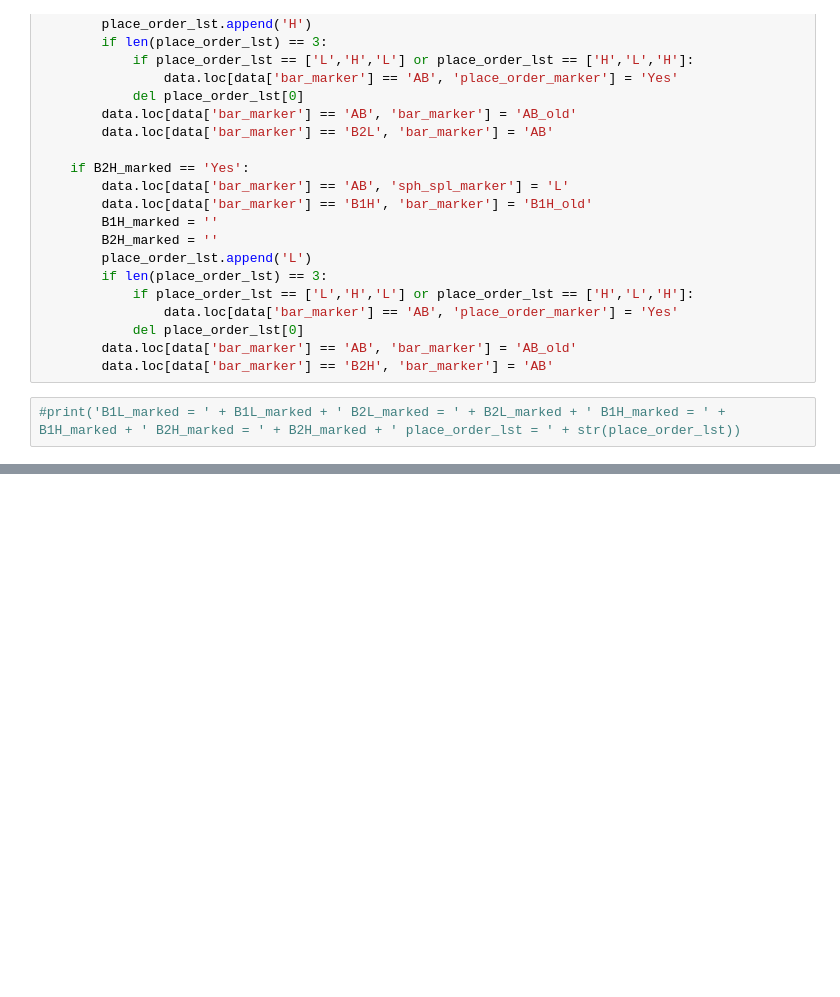
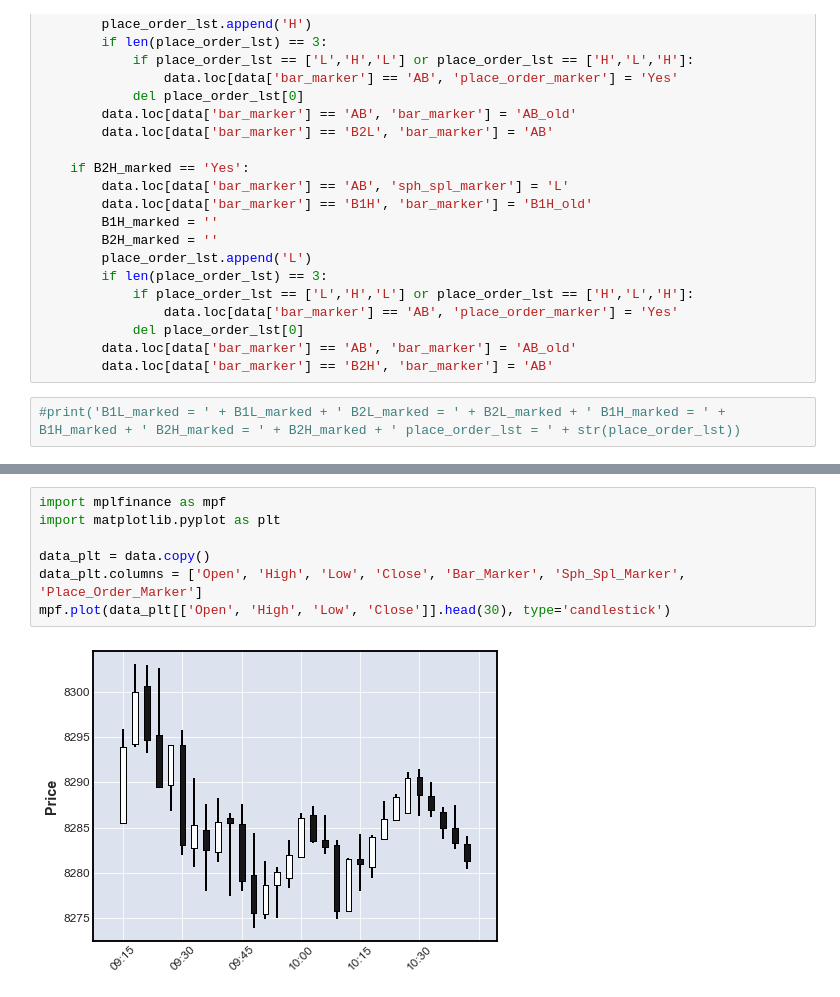
Before and after one commit to tejasvi-sarraju-tfs/nifty, a Jupyter notebook: NIFTY_Place_Order.ipynb, the cells around one changed output, grey strips where cells are left out. Cells and saved outputs as stored; diff of their text form; blank space fills up the shorter version.

```diff
--- a/NIFTY_Place_Order.ipynb
+++ b/NIFTY_Place_Order.ipynb
@@ -109,0 +109,9 @@ data.head(300)
+# %%
+import mplfinance as mpf
+import matplotlib.pyplot as plt
+
+data_plt = data.copy()
+data_plt.columns = ['Open', 'High', 'Low', 'Close', 'Bar_Marker', 'Sph_Spl_Marker', 'Place_Order_Marker']
+mpf.plot(data_plt[['Open', 'High', 'Low', 'Close']].head(30), type='candlestick')
+# %% [output]
+[figure, added]
```
Also changed, not shown: parts of 1 cell of this notebook.
